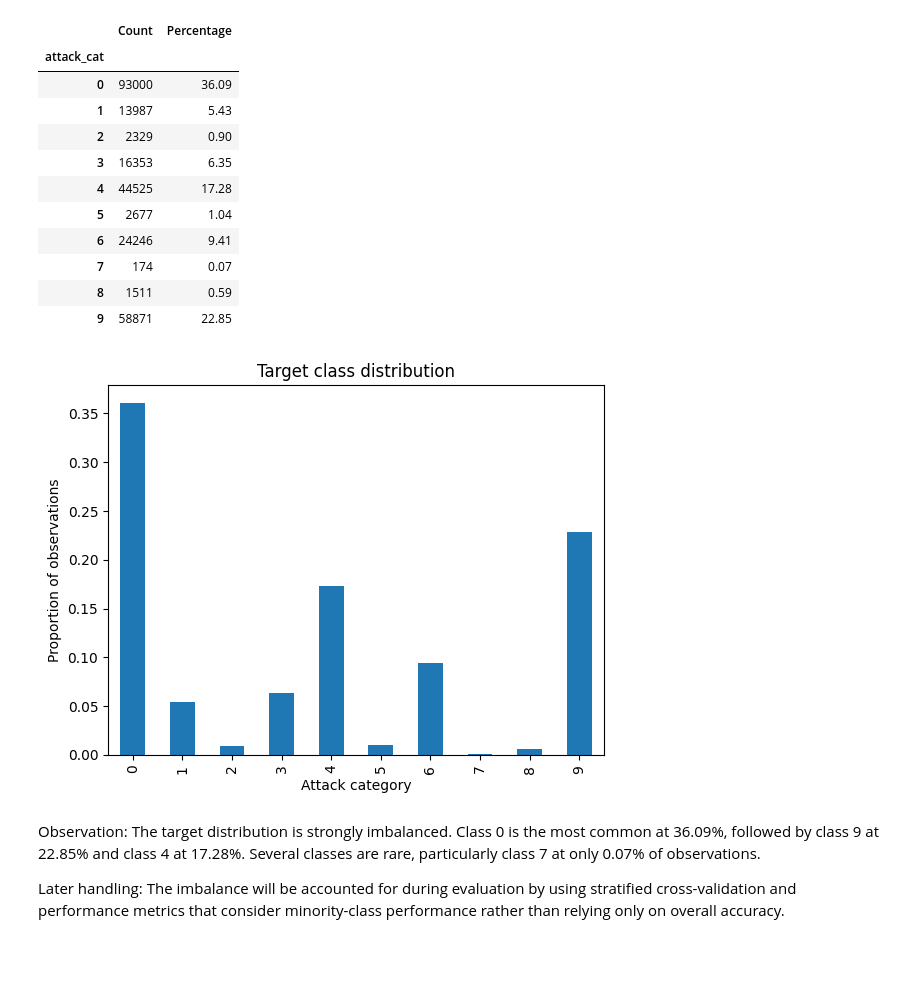
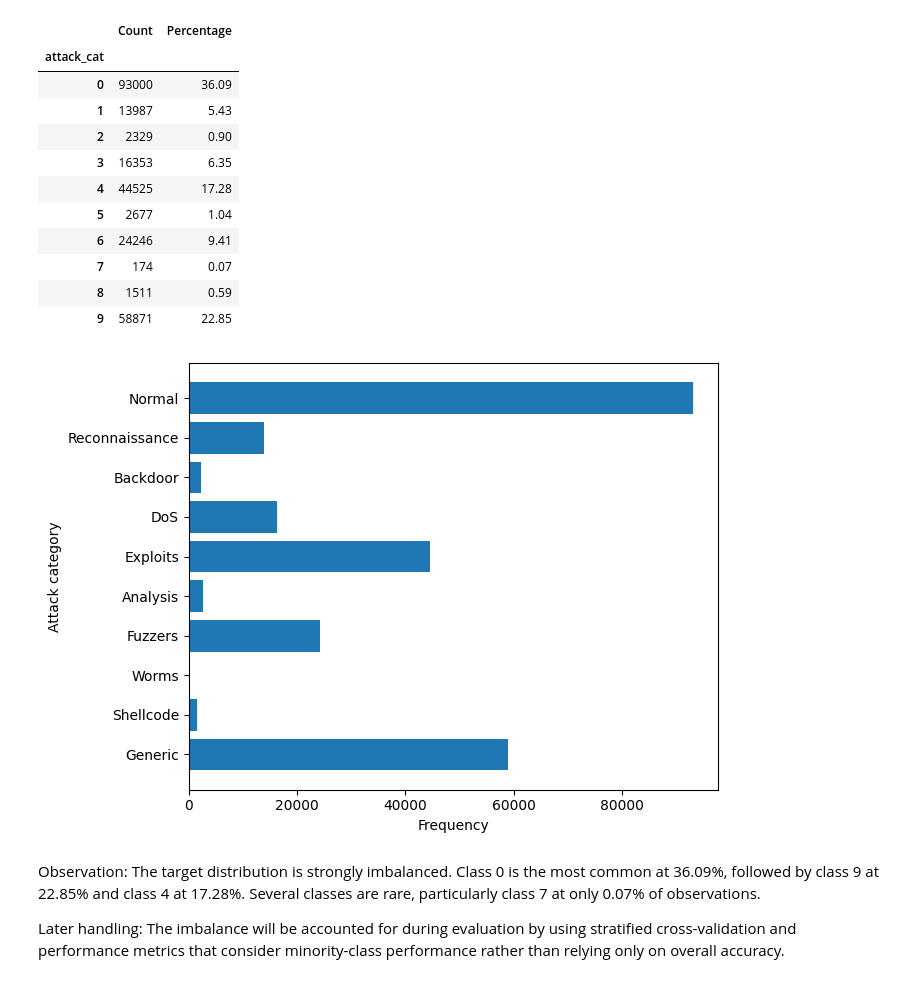
Before and after one commit to Jemma-Pyper/ml-assignment-2, a Jupyter notebook: assignment2.ipynb, the cells around one changed output. Drawn from its saved outputs; the diff is of its cells as text; code cells hidden in the pictures; blank space fills up the shorter version.

Commit message:
Relabel class distribution plot with attack category names

```diff
--- a/assignment2.ipynb
+++ b/assignment2.ipynb
@@ -428,22 +428,44 @@ target_distribution.round(2)
 | 7 | 174 | 0.07 |
 | 8 | 1511 | 0.59 |
 | 9 | 58871 | 22.85 |
-# %%
-# Plot the proportion of observations belonging to each target class.
-
-(
-    df[target_col]
-    .value_counts(normalize=True)
-    .sort_index()
-    .plot(kind="bar")
-)
-
-plt.title("Target class distribution")
-plt.xlabel("Attack category")
-plt.ylabel("Proportion of observations")
-plt.show()
-# %% [output]
-[figure, removed]
+# %%
+attack_category_names = {
+    0: "Normal",
+    1: "Reconnaissance",
+    2: "Backdoor",
+    3: "DoS",
+    4: "Exploits",
+    5: "Analysis",
+    6: "Fuzzers",
+    7: "Worms",
+    8: "Shellcode",
+    9: "Generic"
+}
+# Plot the proportion of observations belonging to each target class.
+
+class_counts = df["attack_cat"].value_counts().sort_index()
+
+class_labels = [
+    attack_category_names[i]
+    for i in class_counts.index
+]
+
+fig, ax = plt.subplots(figsize=(7, 5))
+
+ax.barh(
+    class_labels,
+    class_counts.values
+)
+
+ax.invert_yaxis()
+
+ax.set_xlabel("Frequency")
+ax.set_ylabel("Attack category")
+
+plt.tight_layout()
+plt.show()
+# %% [output]
+[figure, added]
 # %% [markdown]
 Observation: The target distribution is strongly imbalanced. Class 0 is the most common at 36.09%, followed by class 9 at 22.85% and class 4 at 17.28%. Several classes are rare, particularly class 7 at only 0.07% of observations.
 
```
